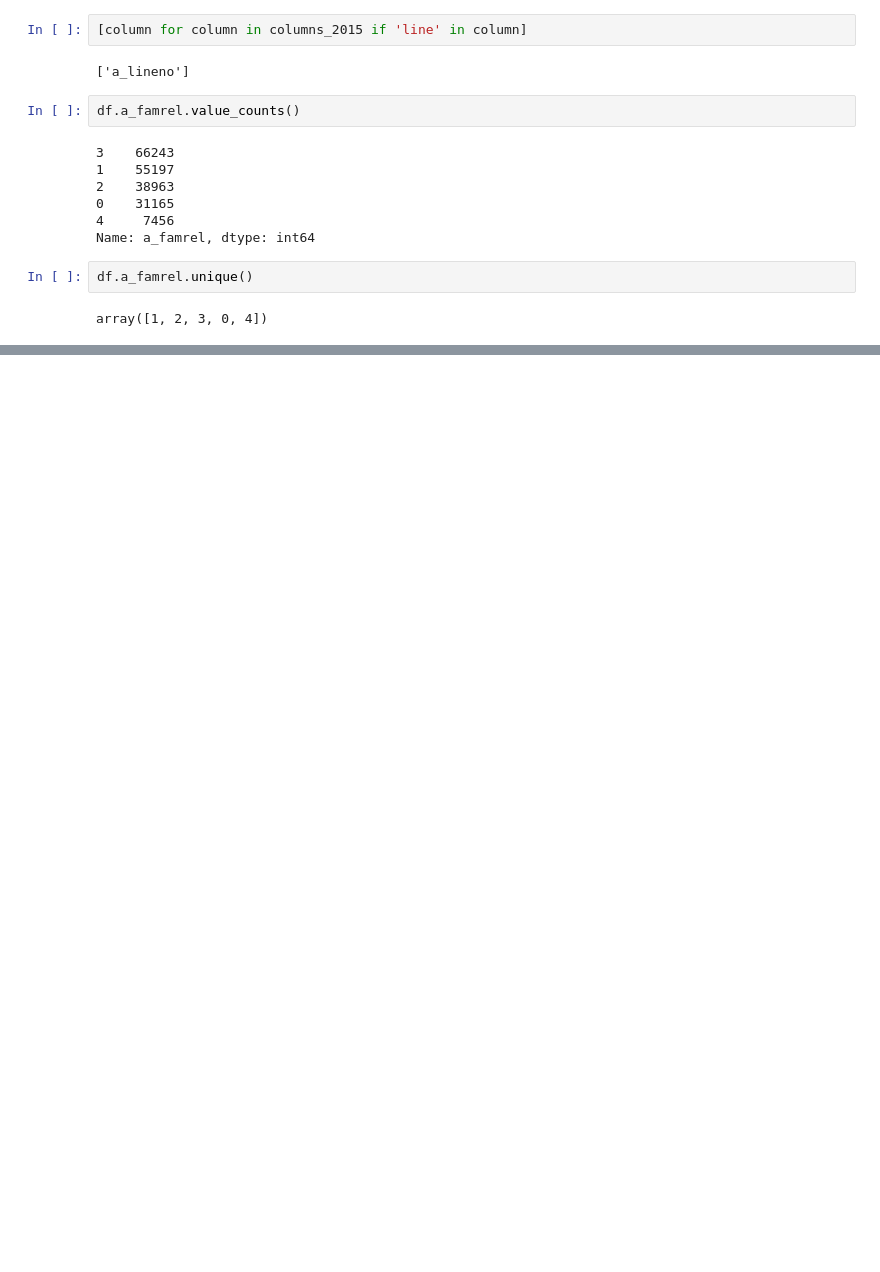
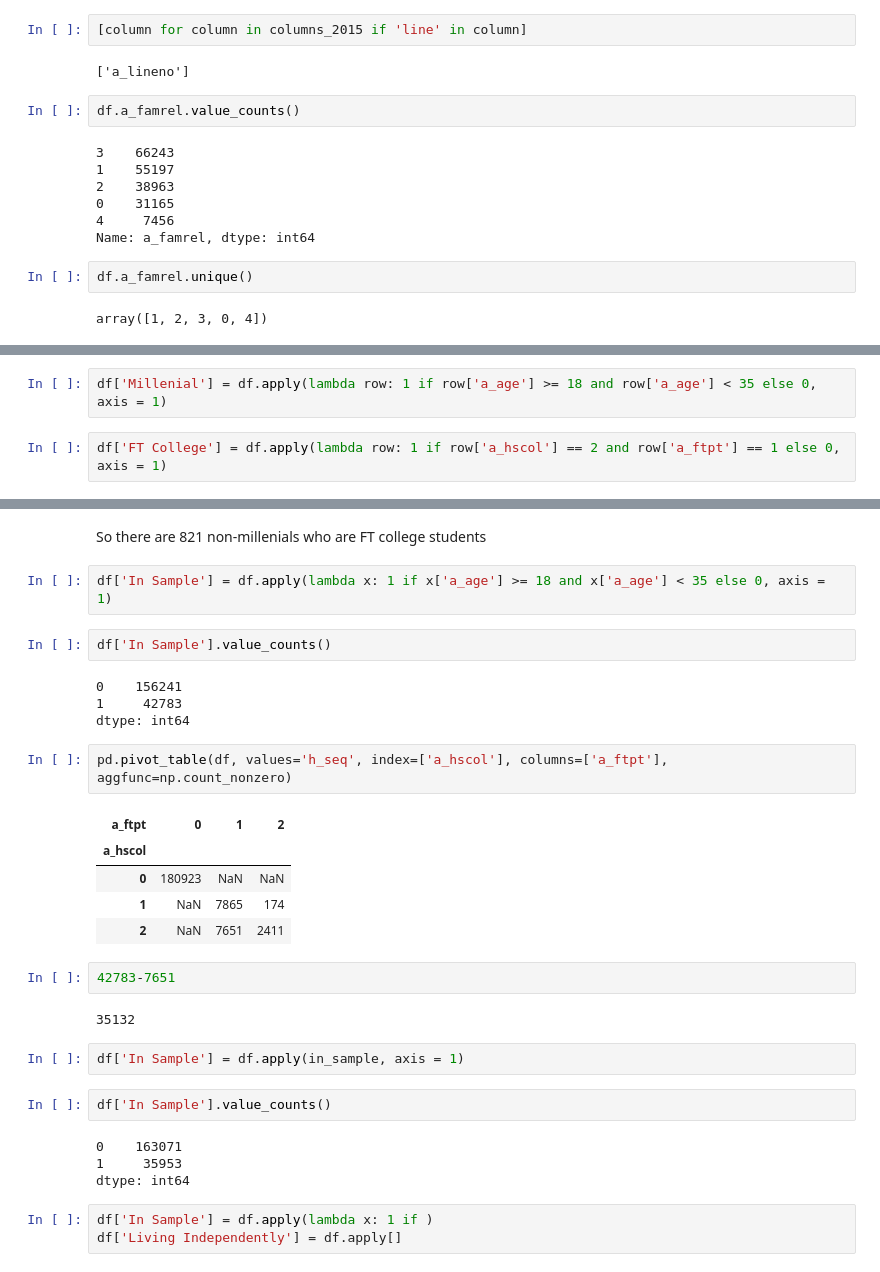
Before and after one commit to reeleis/snake_people, a Jupyter notebook: Importing Stata from CPS.ipynb, the cells around one changed output, grey strips where cells are left out. Cells and saved outputs as stored; diff of their text form; blank space fills up the shorter version.

Commit message:
Updated with additional variables, identified sample

```diff
--- a/Importing Stata from CPS.ipynb
+++ b/Importing Stata from CPS.ipynb
@@ -191,0 +241,4 @@ HRHTYPE (Household type, may help us decipher family or not)
+# %%
+df['Millenial'] = df.apply(lambda row: 1 if row['a_age'] >= 18 and row['a_age'] < 35 else 0, axis = 1)
+# %%
+df['FT College'] = df.apply(lambda row: 1 if row['a_hscol'] == 2 and row['a_ftpt'] == 1 else 0, axis = 1)
@@ -191,0 +252,33 @@ HRHTYPE (Household type, may help us decipher family or not)
+# %% [markdown]
+So there are 821 non-millenials who are FT college students
+# %%
+df['In Sample'] = df.apply(lambda x: 1 if x['a_age'] >= 18 and x['a_age'] < 35 else 0, axis = 1)
+# %%
+df['In Sample'].value_counts()
+# %% [output]
+0    156241
+1     42783
+dtype: int64
+# %%
+pd.pivot_table(df, values='h_seq', index=['a_hscol'], columns=['a_ftpt'], aggfunc=np.count_nonzero)
+# %% [output]
+| a_ftpt | 0 | 1 | 2 |
+| a_hscol |  |  |  |
+| 0 | 180923 | NaN | NaN |
+| 1 | NaN | 7865 | 174 |
+| 2 | NaN | 7651 | 2411 |
+# %%
+42783-7651
+# %% [output]
+35132
+# %%
+df['In Sample'] = df.apply(in_sample, axis = 1)
+# %%
+df['In Sample'].value_counts()
+# %% [output]
+0    163071
+1     35953
+dtype: int64
+# %%
+df['In Sample'] = df.apply(lambda x: 1 if )
+df['Living Independently'] = df.apply[]
```
Also changed, not shown: parts of 11 cells of this notebook.
